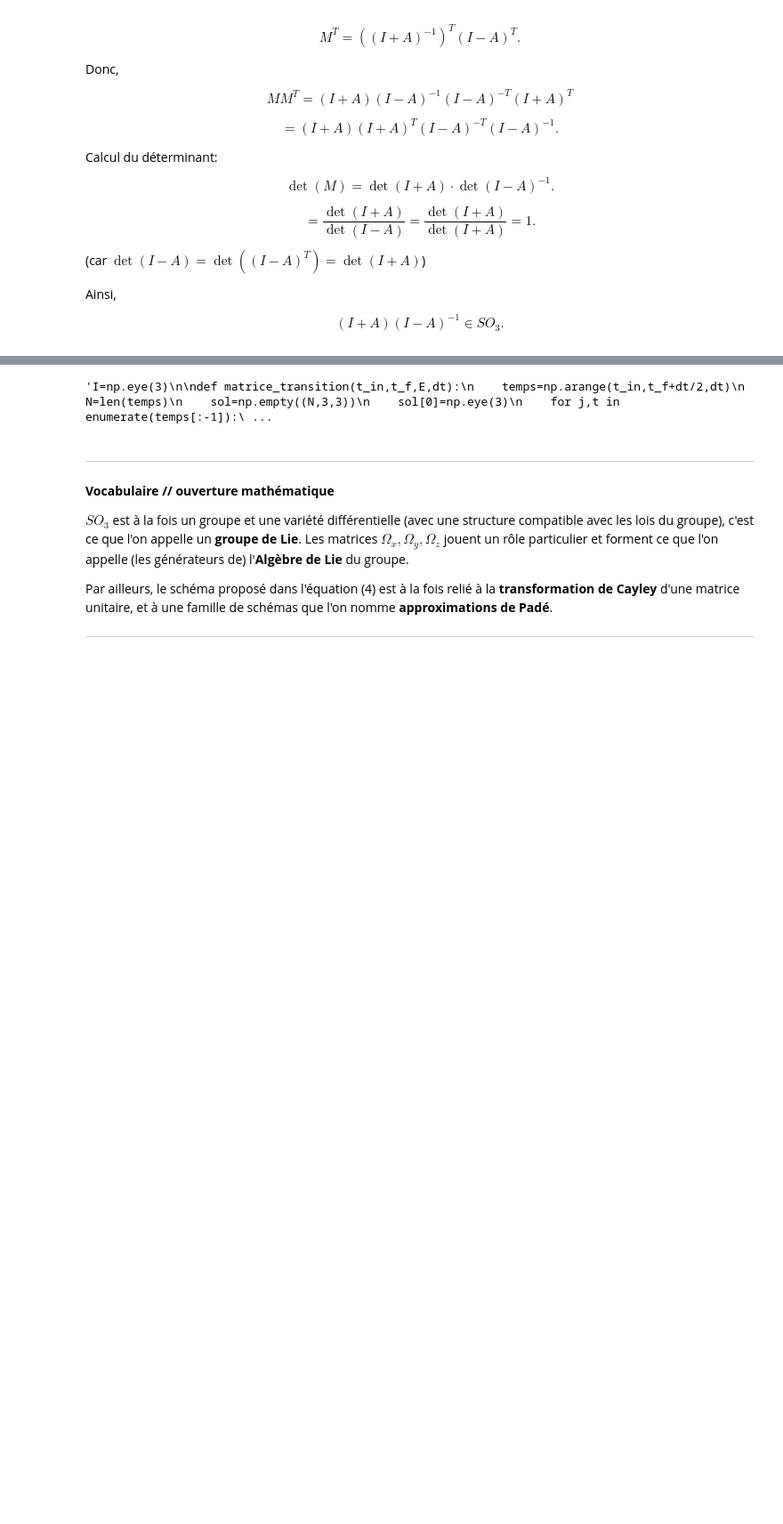
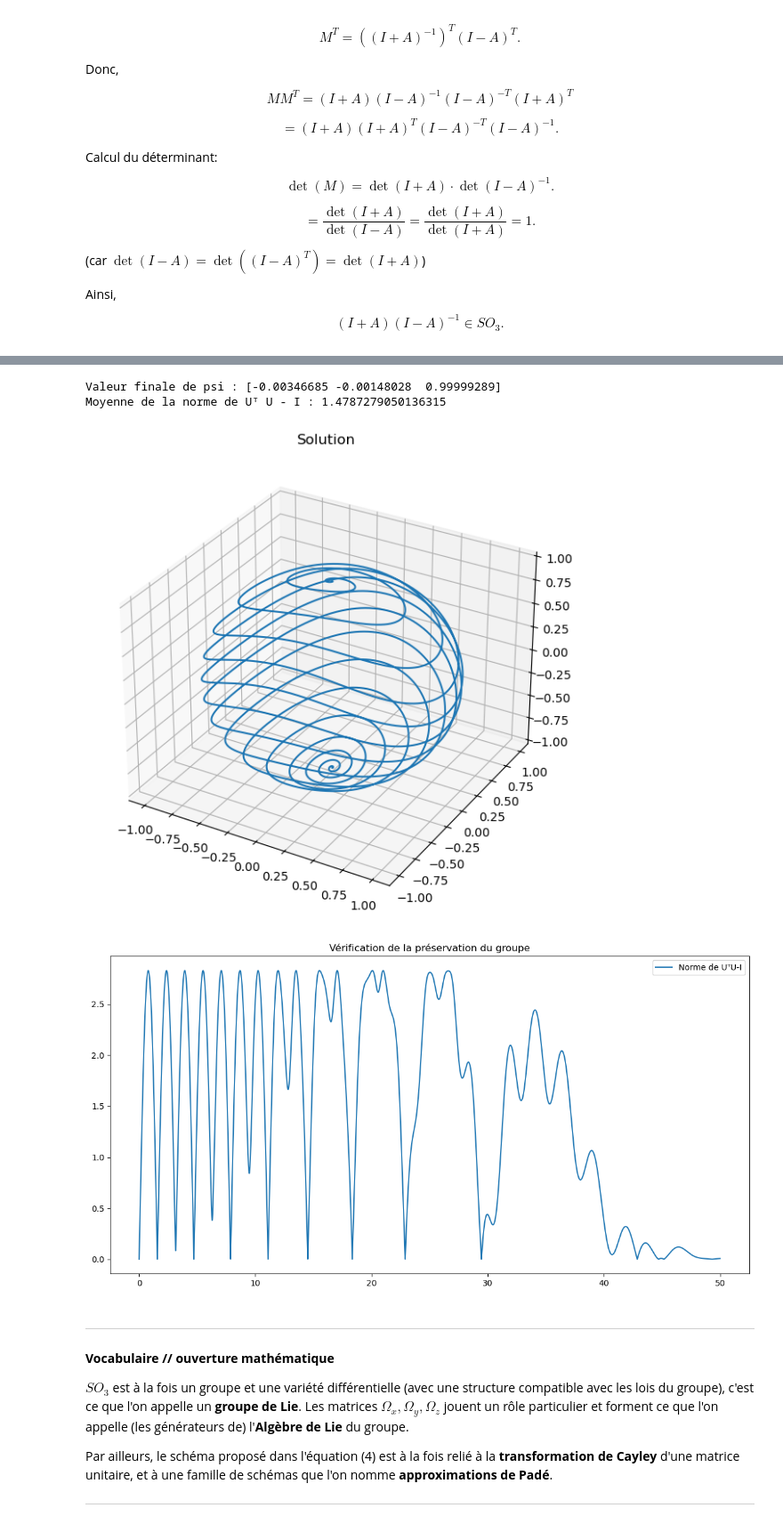
Before and after one commit to ychyn/Projet-equadiff, a Jupyter notebook: Projet - Equations Différentielles - 2024.ipynb, the cells around one changed output, grey strips where cells are left out. Shown: that part at 89% size. Saved outputs shown, nothing was run; the diff lists cells and outputs as text; code cells hidden in the pictures; blank space fills up the shorter version.

```diff
--- a/Projet - Equations Différentielles - 2024.ipynb
+++ b/Projet - Equations Différentielles - 2024.ipynb
@@ -384,30 +416,40 @@ $$
 # %%
-'''I=np.eye(3)
+#Réponse 4.e :
+I = np.eye(3)
 
-def matrice_transition(t_in,t_f,E,dt):
-    temps=np.arange(t_in,t_f+dt/2,dt)
-    N=len(temps)
-    sol=np.empty((N,3,3))
-    sol[0]=np.eye(3)
-    for j,t in enumerate(temps[:-1]):
-        sol[j+1]= ...
-    return temps,sol
+def matrice_transition(t_in, t_f, E, dt):
+    temps = np.arange(t_in, t_f + dt, dt)
+    N = len(temps)
+    sol = np.empty((N, 3, 3))
+    sol[0] = np.eye(3)
+    for j, t in enumerate(temps[:-1]):
+        m = E * Omega_z + delta * u(t) * Omega_x
+        sol[j+1] = (I + m * dt/2) @ np.linalg.inv(I - m * dt/2) @ sol[j]
+        # projection sur SO3(R)
+        U, _, Vh = np.linalg.svd(sol[j+1])
+        sol[j+1] = U @ Vh
+    return temps, sol
 
-temps,sol_mat_trans = matrice_transition(0,T,E,dt)
+temps, sol_mat_trans = matrice_transition(0, T, E, dt)
 
 fig = plt.figure()
 ax = fig.add_subplot(111, projection='3d')
-ax.plot((sol_mat_trans@psi_0)[:,0],(sol_mat_trans@psi_0)[:,1],(sol_mat_trans@psi_0)[:,2])
-ax.set_title('Solution via (4)')
+ax.plot((sol_mat_trans @ psi_0)[:, 0], (sol_mat_trans @ psi_0)[:, 1], (sol_mat_trans @ psi_0)[:, 2])
+ax.set_title("Solution")
 
-fig, ax = fig.figure()
-ax.plot(temps, np.linalg.norm(np.einsum('nij,nkj-> nik',sol_mat_trans,sol_mat_trans)-I,axis=(1,2)),label='norm of U^T U -I_3 ')
+fig, ax = plt.subplots()
+norms = np.linalg.norm(np.einsum('nij,njk->nik', sol_mat_trans, sol_mat_trans) - I, axis=(1, 2))
+ax.plot(temps, norms, label="Norme de UᵀU-I")
 ax.legend()
-ax.set_title('Vérification de la préservation du groupe')
+ax.set_title("Vérification de la préservation du groupe")
 
-print(f"Valeur finale de psi : {sol_mat_trans[-1]@psi_0}")'''
+print(f"Valeur finale de psi : {sol_mat_trans[-1] @ psi_0}")
+print(f"Moyenne de la norme de Uᵀ U - I : {np.mean(norms)}")
 # %% [output]
-'I=np.eye(3)\n\ndef matrice_transition(t_in,t_f,E,dt):\n    temps=np.arange(t_in,t_f+dt/2,dt)\n    N=len(temps)\n    sol=np.empty((N,3,3))\n    sol[0]=np.eye(3)\n    for j,t in enumerate(temps[:-1]):\ ...
+Valeur finale de psi : [-0.00346685 -0.00148028  0.99999289]
+Moyenne de la norme de Uᵀ U - I : 1.4787279050136315
+[figure, added]
+[figure, added]
 # %% [markdown]
 ---
 **Vocabulaire // ouverture mathématique**
```
Also changed, not shown: parts of 2 cells of this notebook, 1 other file.
